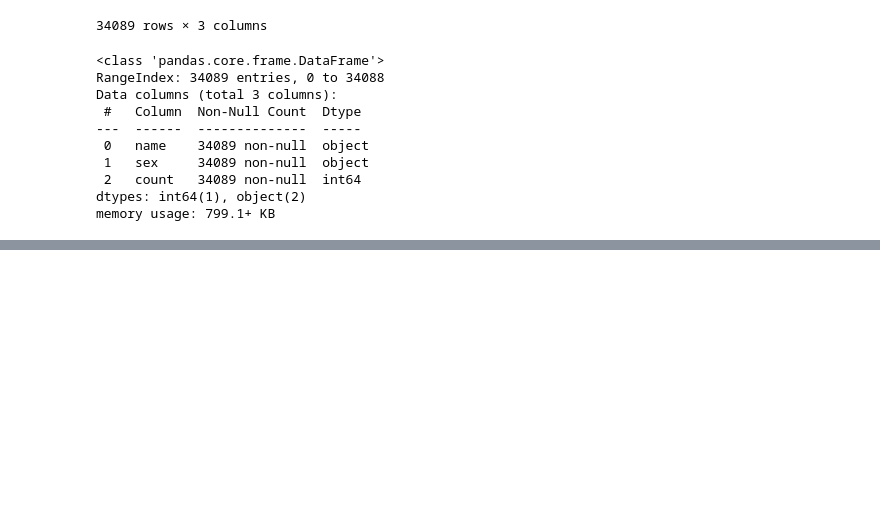
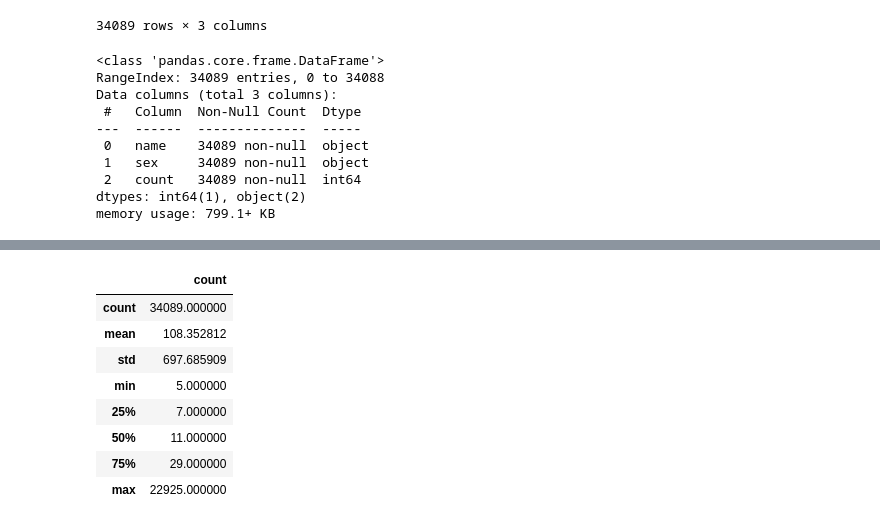
Before and after one commit to unmrds/cc-python, a Jupyter notebook: tutorials/beowulf_babynames/01_intro_truncated.ipynb, the cells around one changed output, grey strips where cells are left out. Cells and saved outputs as stored; diff of their text form; code cells hidden in the pictures; blank space fills up the shorter version.

```diff
--- a/tutorials/beowulf_babynames/01_intro_truncated.ipynb
+++ b/tutorials/beowulf_babynames/01_intro_truncated.ipynb
@@ -516,0 +531,14 @@ memory usage: 799.1+ KB
+# %%
+# descriptive stats
+# default is to only show stats for numeric data types
+names_2010.describe()
+# %% [output]
+|  | count |
+| count | 34089.000000 |
+| mean | 108.352812 |
+| std | 697.685909 |
+| min | 5.000000 |
+| 25% | 7.000000 |
+| 50% | 11.000000 |
+| 75% | 29.000000 |
+| max | 22925.000000 |
```
Also changed, not shown: parts of 10 cells of this notebook.
